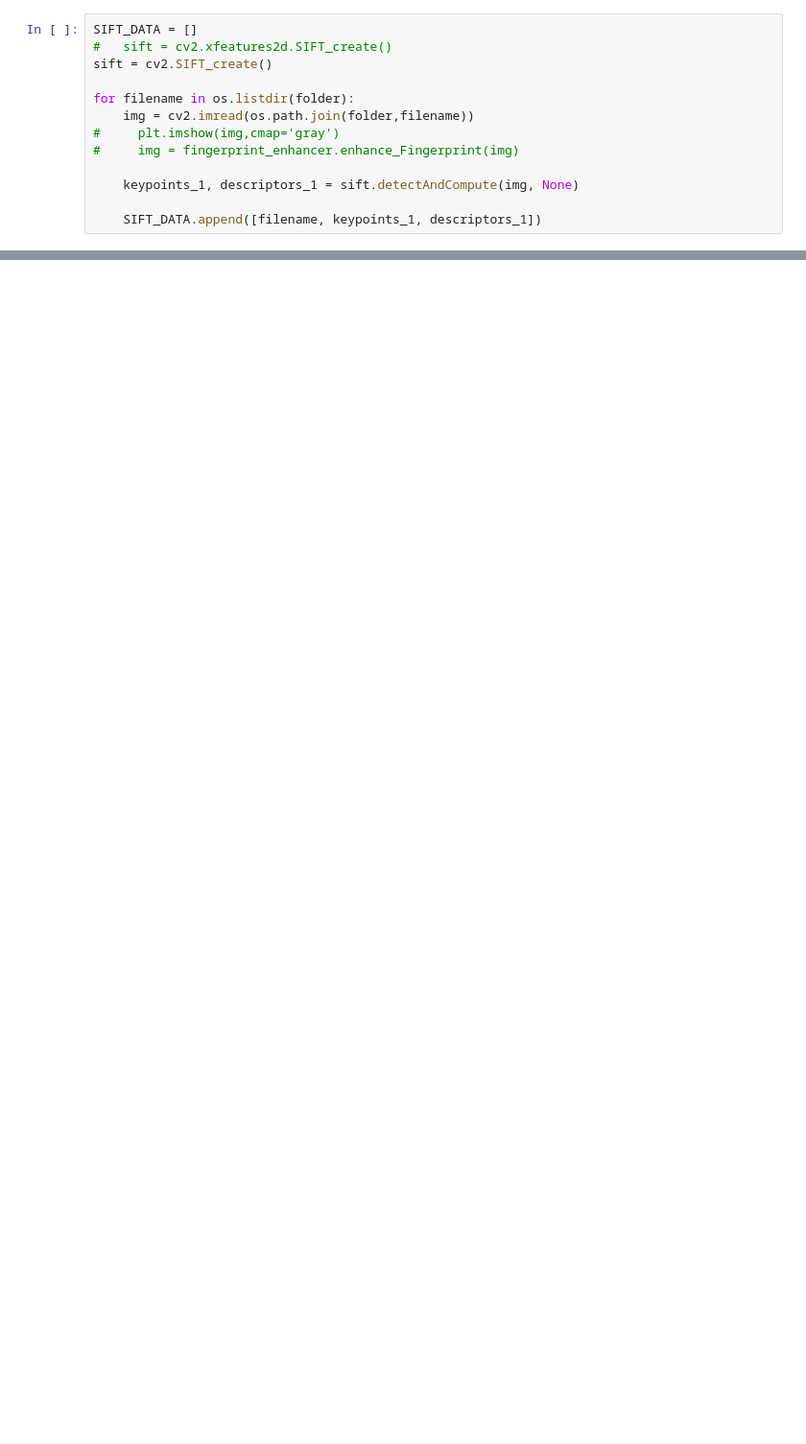
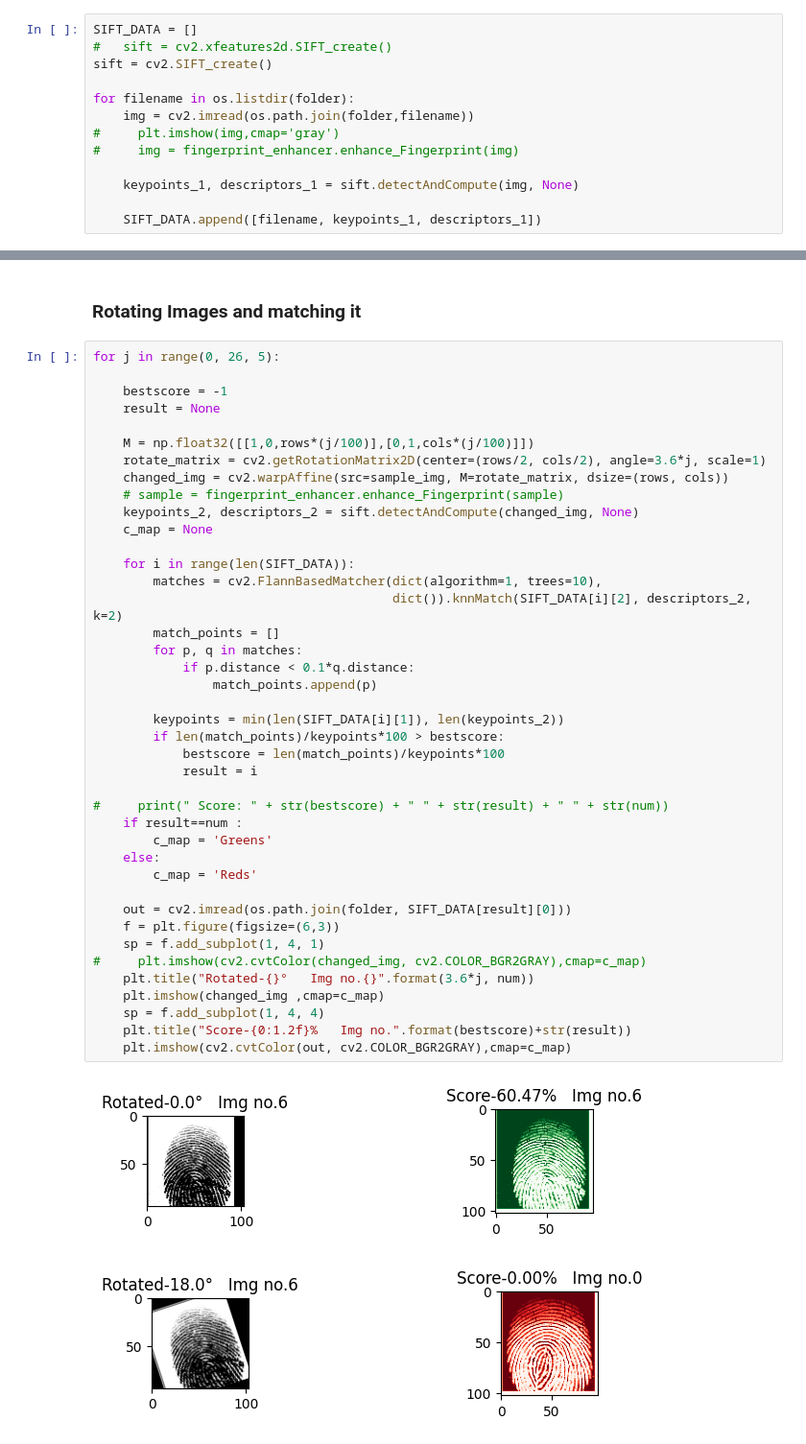
Before and after one commit to ArpitSureka/Iris-Recognition, a Jupyter notebook: Ideation1.ipynb, the cells around one changed output, grey strips where cells are left out. Shown: that part at 96% size. Saved outputs shown, nothing was run; the diff lists cells and outputs as text; blank space fills up the shorter version.

```diff
--- a/Ideation1.ipynb
+++ b/Ideation1.ipynb
@@ -84,0 +126,46 @@ Failed
+# %% [markdown]
+### Rotating Images and matching it
+# %%
+for j in range(0, 26, 5):
+
+    bestscore = -1
+    result = None
+
+    M = np.float32([[1,0,rows*(j/100)],[0,1,cols*(j/100)]])
+    rotate_matrix = cv2.getRotationMatrix2D(center=(rows/2, cols/2), angle=3.6*j, scale=1)
+    changed_img = cv2.warpAffine(src=sample_img, M=rotate_matrix, dsize=(rows, cols))
+    # sample = fingerprint_enhancer.enhance_Fingerprint(sample)
+    keypoints_2, descriptors_2 = sift.detectAndCompute(changed_img, None)
+    c_map = None
+
+    for i in range(len(SIFT_DATA)):
+        matches = cv2.FlannBasedMatcher(dict(algorithm=1, trees=10),
+                                        dict()).knnMatch(SIFT_DATA[i][2], descriptors_2, k=2)
+        match_points = []
+        for p, q in matches:
+            if p.distance < 0.1*q.distance:
+                match_points.append(p)
+
+        keypoints = min(len(SIFT_DATA[i][1]), len(keypoints_2))
+        if len(match_points)/keypoints*100 > bestscore:
+            bestscore = len(match_points)/keypoints*100
+            result = i
+
+#     print(" Score: " + str(bestscore) + " " + str(result) + " " + str(num))
+    if result==num :
+        c_map = 'Greens'
+    else:
+        c_map = 'Reds'
+
+    out = cv2.imread(os.path.join(folder, SIFT_DATA[result][0]))
+    f = plt.figure(figsize=(6,3))
+    sp = f.add_subplot(1, 4, 1)
+#     plt.imshow(cv2.cvtColor(changed_img, cv2.COLOR_BGR2GRAY),cmap=c_map)
+    plt.title("Rotated-{}°   Img no.{}".format(3.6*j, num))
+    plt.imshow(changed_img ,cmap=c_map)
+    sp = f.add_subplot(1, 4, 4)
+    plt.title("Score-{0:1.2f}%   Img no.".format(bestscore)+str(result))
+    plt.imshow(cv2.cvtColor(out, cv2.COLOR_BGR2GRAY),cmap=c_map)
+# %% [output]
+[figure, added]
+[figure, added]
```
Also changed, not shown: parts of 7 cells of this notebook, 1 other file.
